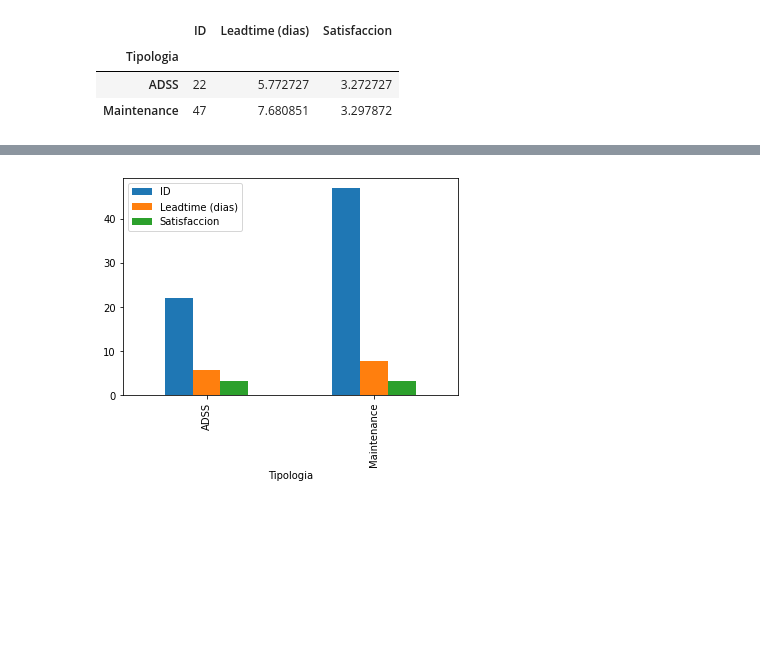
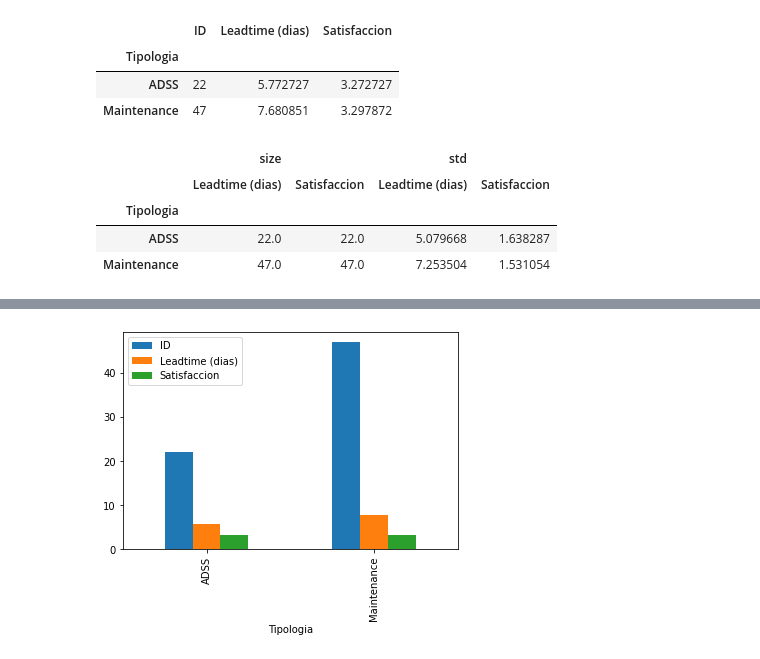
Before and after one commit to robertomoragad/Estadistica, a Jupyter notebook: Analiticas_Agiles_Kanban_en_pandas.ipynb, the cells around one changed output, grey strips where cells are left out. Saved outputs shown, nothing was run; the diff lists cells and outputs as text; code cells hidden in the pictures; blank space fills up the shorter version.

```diff
--- a/Analiticas_Agiles_Kanban_en_pandas.ipynb
+++ b/Analiticas_Agiles_Kanban_en_pandas.ipynb
@@ -41,3 +41,13 @@ table2
 | Tipologia |  |  |  |
 | ADSS | 22 | 5.772727 | 3.272727 |
 | Maintenance | 47 | 7.680851 | 3.297872 |
+# %%
+#2 Otra vista
+table2b = pd.pivot_table(base, index = ['Tipologia'], values = ['Leadtime (dias)', 'Satisfaccion'] , aggfunc = [np.size, np.std])
+table2b
+# %% [output]
+|  | size |  | std |  |
+|  | Leadtime (dias) | Satisfaccion | Leadtime (dias) | Satisfaccion |
+| Tipologia |  |  |  |  |
+| ADSS | 22.0 | 22.0 | 5.079668 | 1.638287 |
+| Maintenance | 47.0 | 47.0 | 7.253504 | 1.531054 |
```
Also changed, not shown: parts of 3 cells of this notebook.
